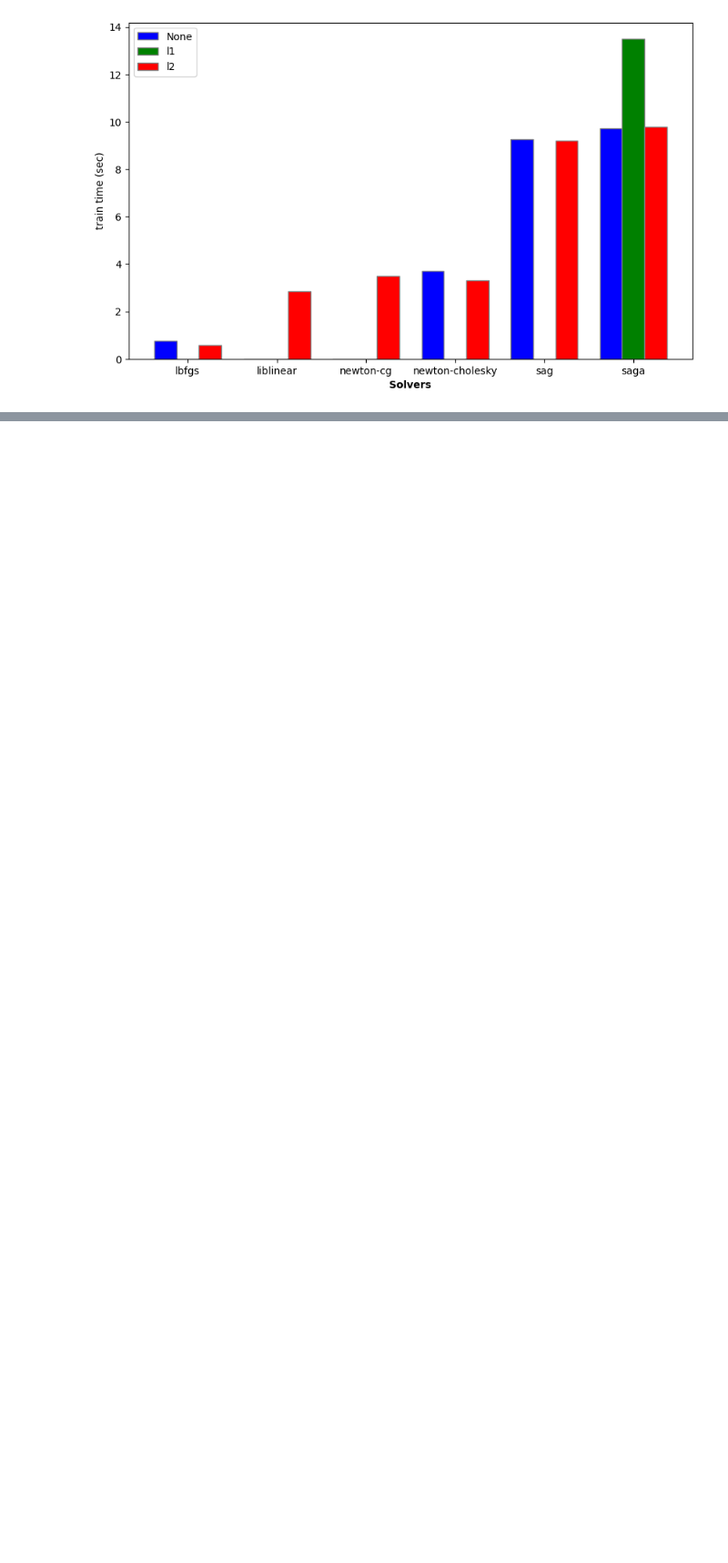
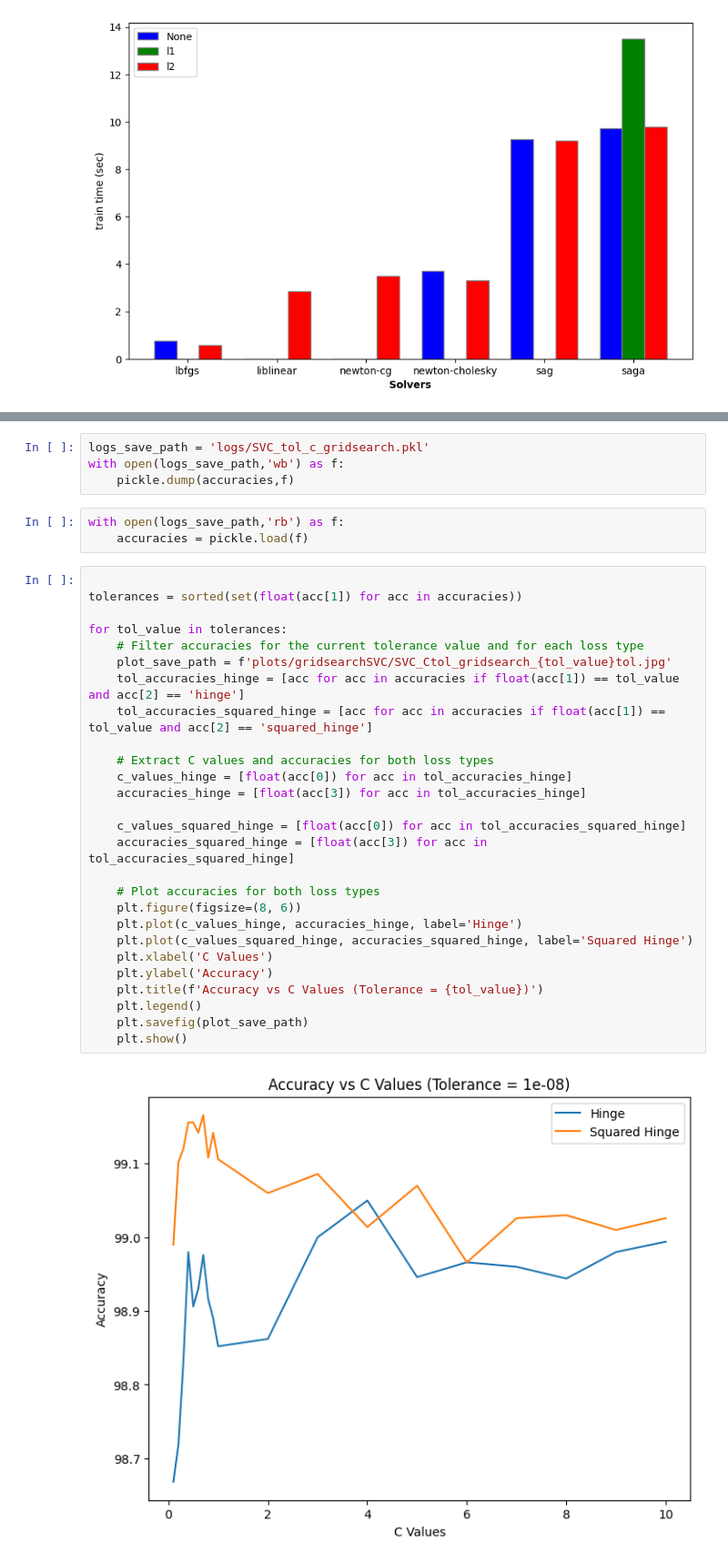
Before and after one commit to Archit997/DARD771, a Jupyter notebook: assn1/experiments.ipynb, the cells around one changed output, grey strips where cells are left out. Shown at 91% size. Cells and saved outputs as stored; diff of their text form; blank space fills up the shorter version.

```diff
--- a/assn1/experiments.ipynb
+++ b/assn1/experiments.ipynb
@@ -210,0 +239,36 @@ plt.show()
+# %%
+logs_save_path = 'logs/SVC_tol_c_gridsearch.pkl'
+with open(logs_save_path,'wb') as f:
+    pickle.dump(accuracies,f)
+# %%
+with open(logs_save_path,'rb') as f:
+    accuracies = pickle.load(f)
+# %%
+
+tolerances = sorted(set(float(acc[1]) for acc in accuracies))
+
+for tol_value in tolerances:
+    # Filter accuracies for the current tolerance value and for each loss type
+    plot_save_path = f'plots/gridsearchSVC/SVC_Ctol_gridsearch_{tol_value}tol.jpg'
+    tol_accuracies_hinge = [acc for acc in accuracies if float(acc[1]) == tol_value and acc[2] == 'hinge']
+    tol_accuracies_squared_hinge = [acc for acc in accuracies if float(acc[1]) == tol_value and acc[2] == 'squared_hinge']
+
+    # Extract C values and accuracies for both loss types
+    c_values_hinge = [float(acc[0]) for acc in tol_accuracies_hinge]
+    accuracies_hinge = [float(acc[3]) for acc in tol_accuracies_hinge]
+
+    c_values_squared_hinge = [float(acc[0]) for acc in tol_accuracies_squared_hinge]
+    accuracies_squared_hinge = [float(acc[3]) for acc in tol_accuracies_squared_hinge]
+
+    # Plot accuracies for both loss types
+    plt.figure(figsize=(8, 6))
+    plt.plot(c_values_hinge, accuracies_hinge, label='Hinge')
+    plt.plot(c_values_squared_hinge, accuracies_squared_hinge, label='Squared Hinge')
+    plt.xlabel('C Values')
+    plt.ylabel('Accuracy')
+    plt.title(f'Accuracy vs C Values (Tolerance = {tol_value})')
+    plt.legend()
+    plt.savefig(plot_save_path)
+    plt.show()
+# %% [output]
+[figure, added]
```
Also changed, not shown: parts of 9 cells of this notebook, 12 other files.
